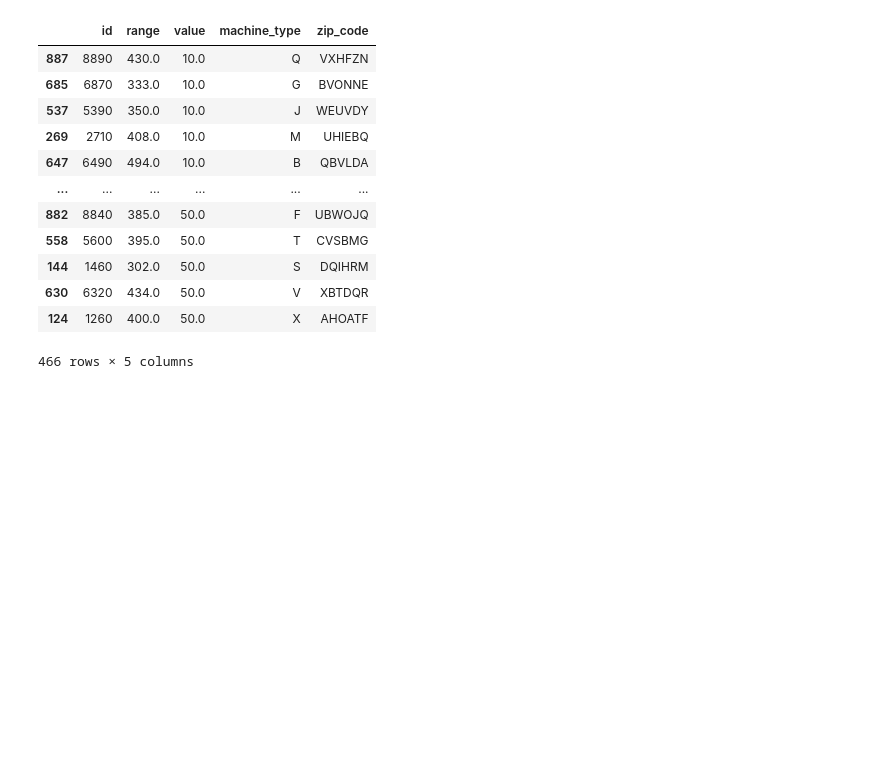
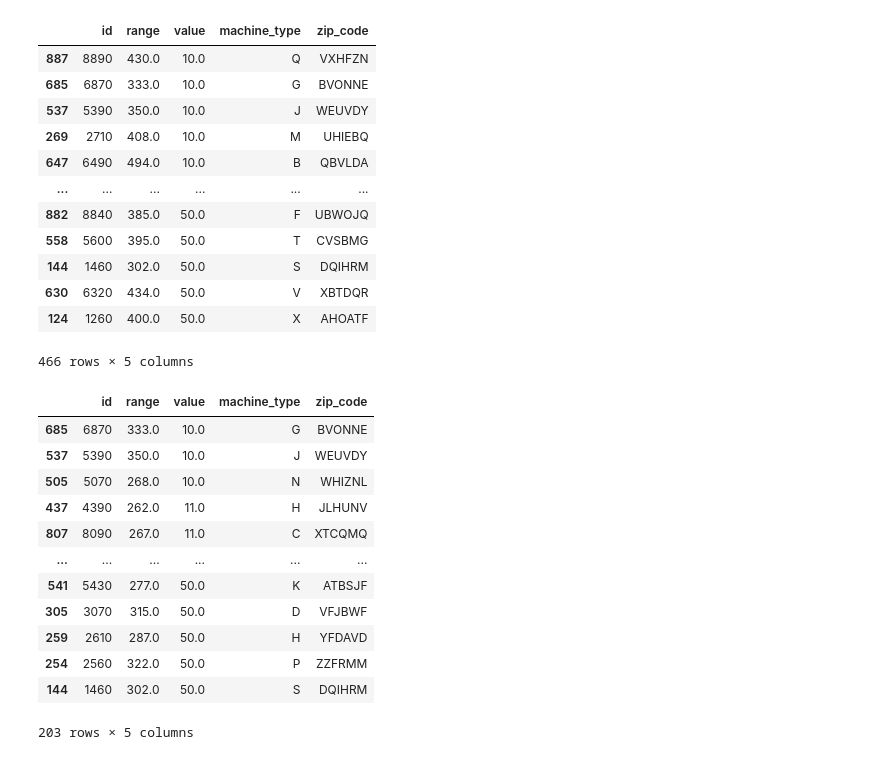
Before and after one commit to qlows/data_science, a Jupyter notebook: assignment3/assignment3.ipynb, the cells around one changed output. Drawn from its saved outputs; the diff is of its cells as text; code cells hidden in the pictures; blank space fills up the shorter version.

```diff
--- a/assignment3/assignment3.ipynb
+++ b/assignment3/assignment3.ipynb
@@ -385,3 +385,21 @@ DF[DE]
 | 630 | 6320 | 434.0 | 50.0 | V | XBTDQR |
 | 124 | 1260 | 400.0 | 50.0 | X | AHOATF |
 466 rows × 5 columns
+# %%
+# Q26
+range = DF.range
+DF[(range >=250) & (range <= 350)]
+# %% [output]
+|  | id | range | value | machine_type | zip_code |
+| 685 | 6870 | 333.0 | 10.0 | G | BVONNE |
+| 537 | 5390 | 350.0 | 10.0 | J | WEUVDY |
+| 505 | 5070 | 268.0 | 10.0 | N | WHIZNL |
+| 437 | 4390 | 262.0 | 11.0 | H | JLHUNV |
+| 807 | 8090 | 267.0 | 11.0 | C | XTCQMQ |
+| ... | ... | ... | ... | ... | ... |
+| 541 | 5430 | 277.0 | 50.0 | K | ATBSJF |
+| 305 | 3070 | 315.0 | 50.0 | D | VFJBWF |
+| 259 | 2610 | 287.0 | 50.0 | H | YFDAVD |
+| 254 | 2560 | 322.0 | 50.0 | P | ZZFRMM |
+| 144 | 1460 | 302.0 | 50.0 | S | DQIHRM |
+203 rows × 5 columns
```
Also changed, not shown: parts of 2 cells of this notebook.
